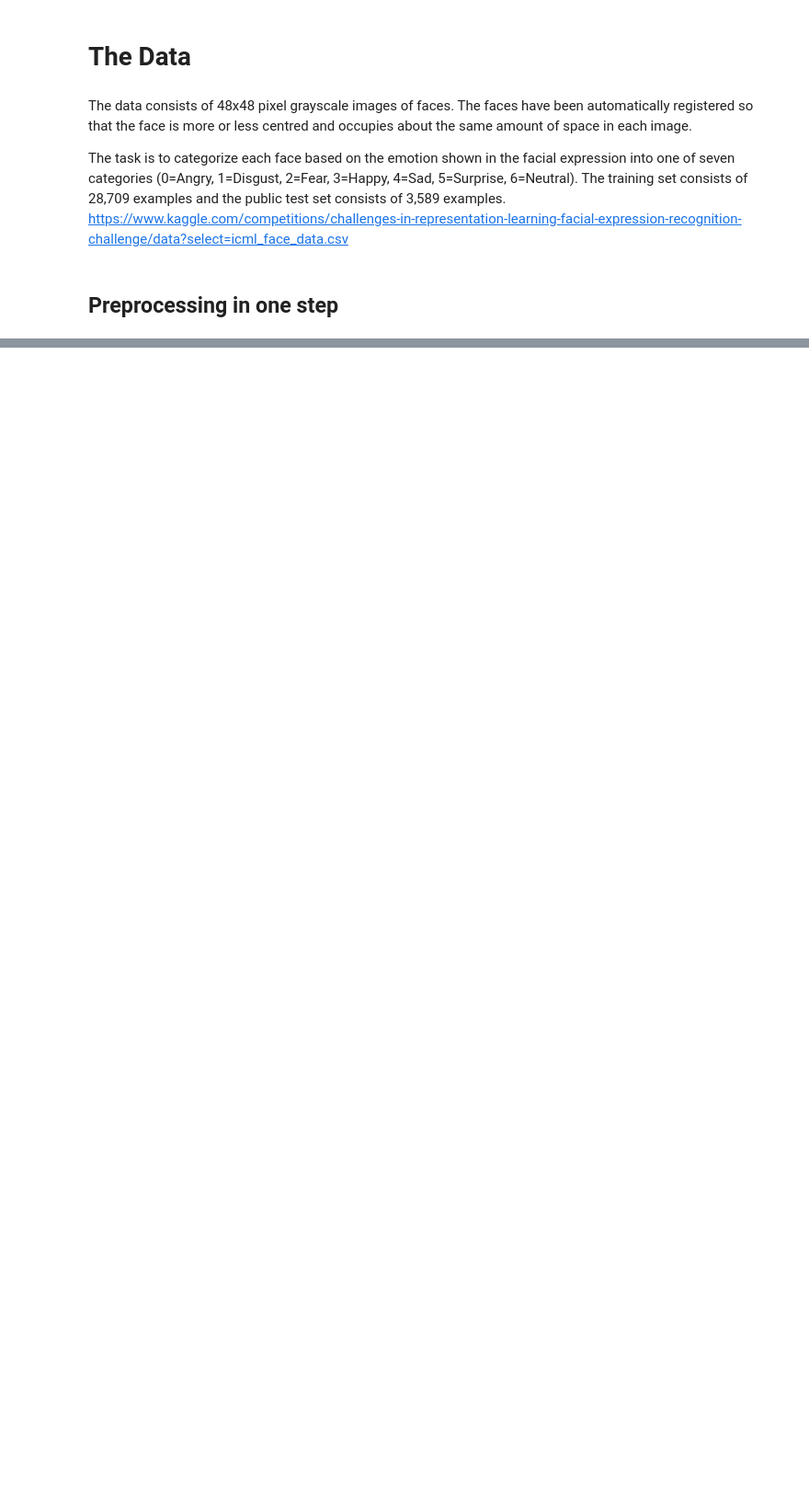
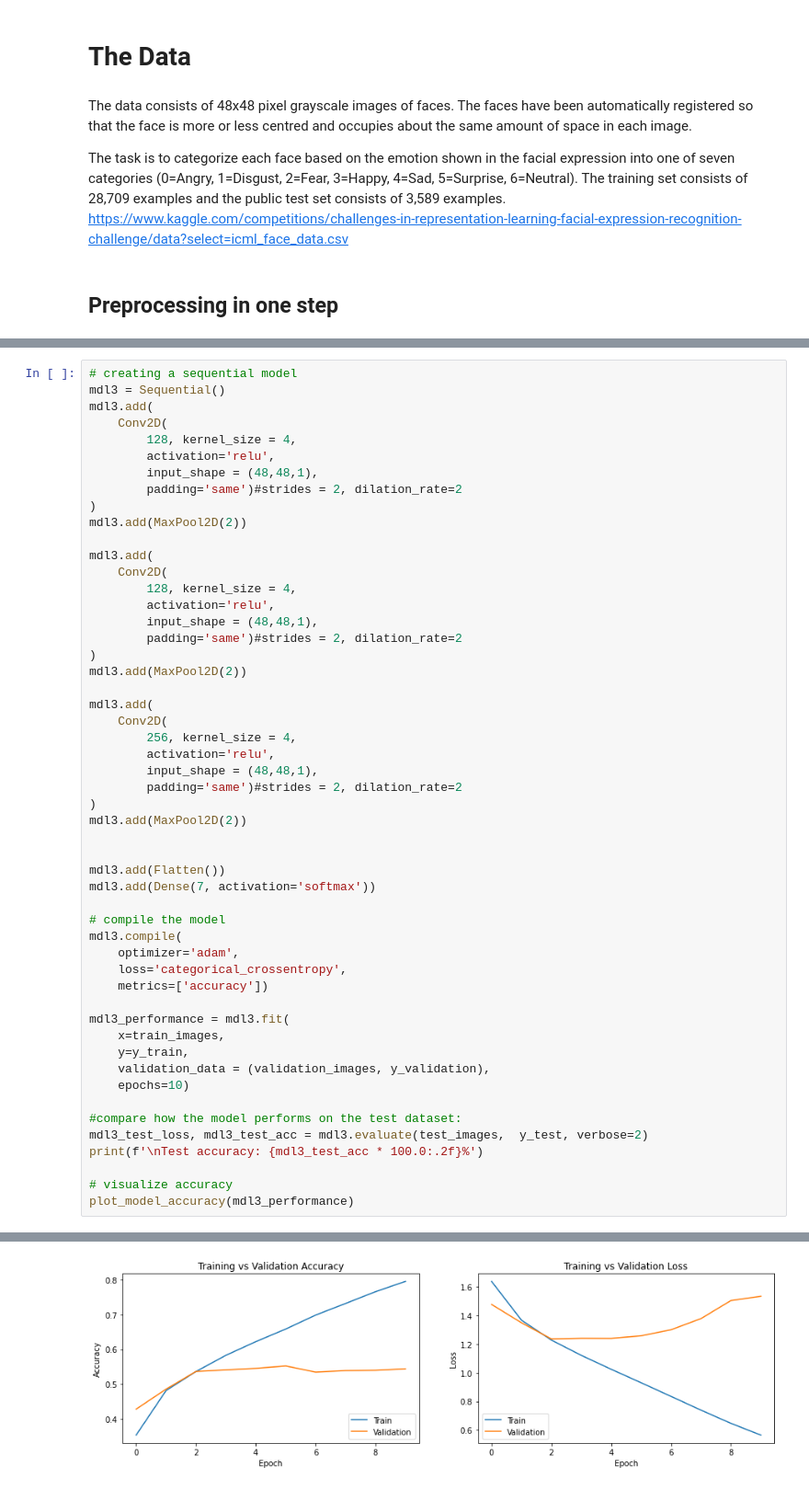
Before and after one commit to chikakoto/facial-expression-recognition, a Jupyter notebook: notebooks/ivan/7.2_im_TensorFlow_new dataset.ipynb, the cells around one changed output, grey strips where cells are left out. Shown at 92% size. Drawn from its saved outputs; the diff is of its cells as text; blank space fills up the shorter version.

```diff
--- a/notebooks/ivan/7.2_im_TensorFlow_new dataset.ipynb
+++ b/notebooks/ivan/7.2_im_TensorFlow_new dataset.ipynb
@@ -155,0 +282,53 @@ Test accuracy: 0.35929229855537415
+# %%
+# creating a sequential model
+mdl3 = Sequential()
+mdl3.add(
+    Conv2D(
+        128, kernel_size = 4,
+        activation='relu',
+        input_shape = (48,48,1),
+        padding='same')#strides = 2, dilation_rate=2
+)
+mdl3.add(MaxPool2D(2))
+
+mdl3.add(
+    Conv2D(
+        128, kernel_size = 4,
+        activation='relu',
+        input_shape = (48,48,1),
+        padding='same')#strides = 2, dilation_rate=2
+)
+mdl3.add(MaxPool2D(2))
+
+mdl3.add(
+    Conv2D(
+        256, kernel_size = 4,
+        activation='relu',
+        input_shape = (48,48,1),
+        padding='same')#strides = 2, dilation_rate=2
+)
+mdl3.add(MaxPool2D(2))
+
+
+mdl3.add(Flatten())
+mdl3.add(Dense(7, activation='softmax'))
+
+# compile the model
+mdl3.compile(
+    optimizer='adam',
+    loss='categorical_crossentropy',
+    metrics=['accuracy'])
+
+mdl3_performance = mdl3.fit(
+    x=train_images,
+    y=y_train,
+    validation_data = (validation_images, y_validation),
+    epochs=10)
+
+#compare how the model performs on the test dataset:
+mdl3_test_loss, mdl3_test_acc = mdl3.evaluate(test_images,  y_test, verbose=2)
+print(f'\nTest accuracy: {mdl3_test_acc * 100.0:.2f}%')
+
+# visualize accuracy
+plot_model_accuracy(mdl3_performance)
+# %% [output]
@@ -155,0 +353 @@ Test accuracy: 0.35929229855537415
+[figure, added]
```
Also changed, not shown: parts of 18 cells of this notebook.
